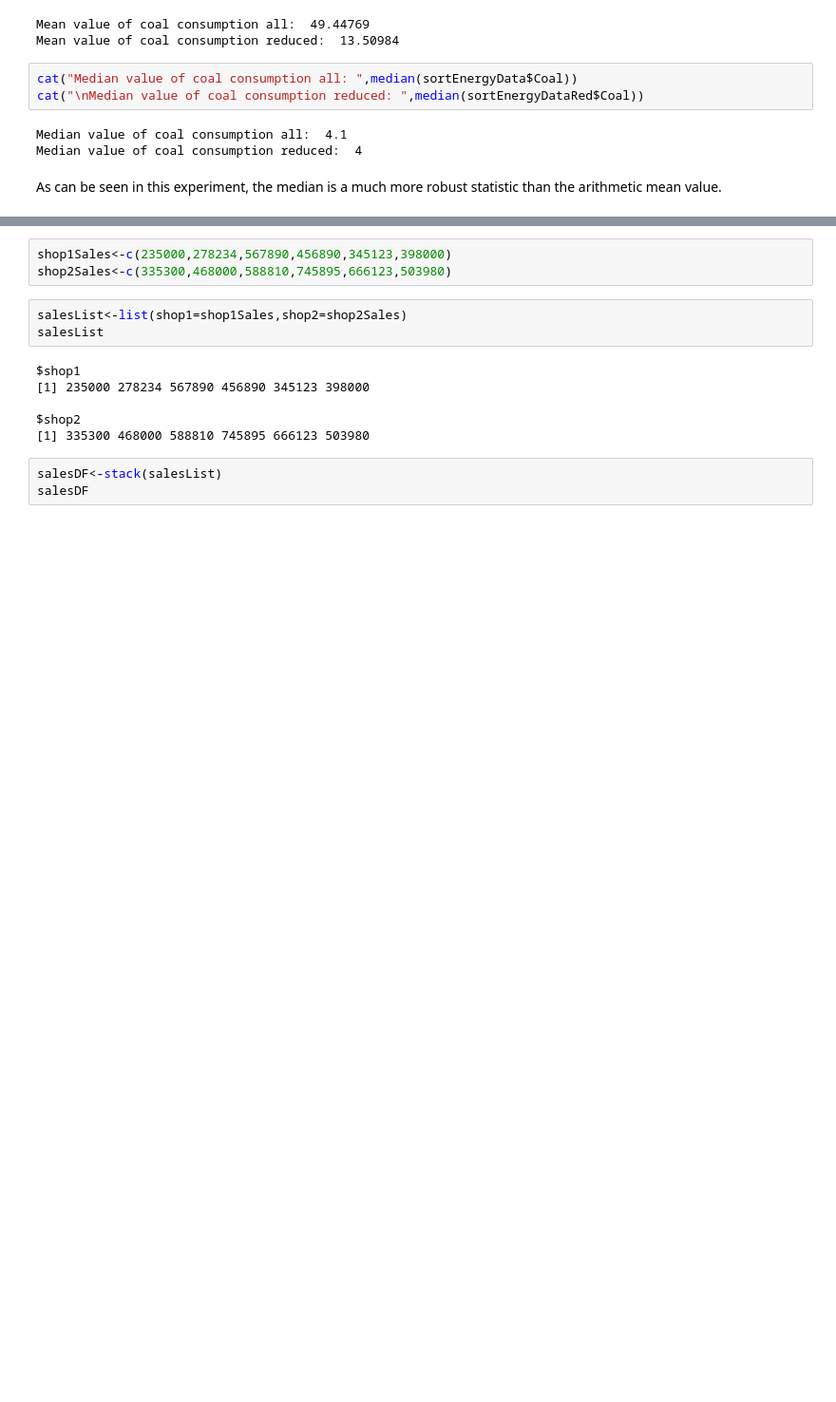
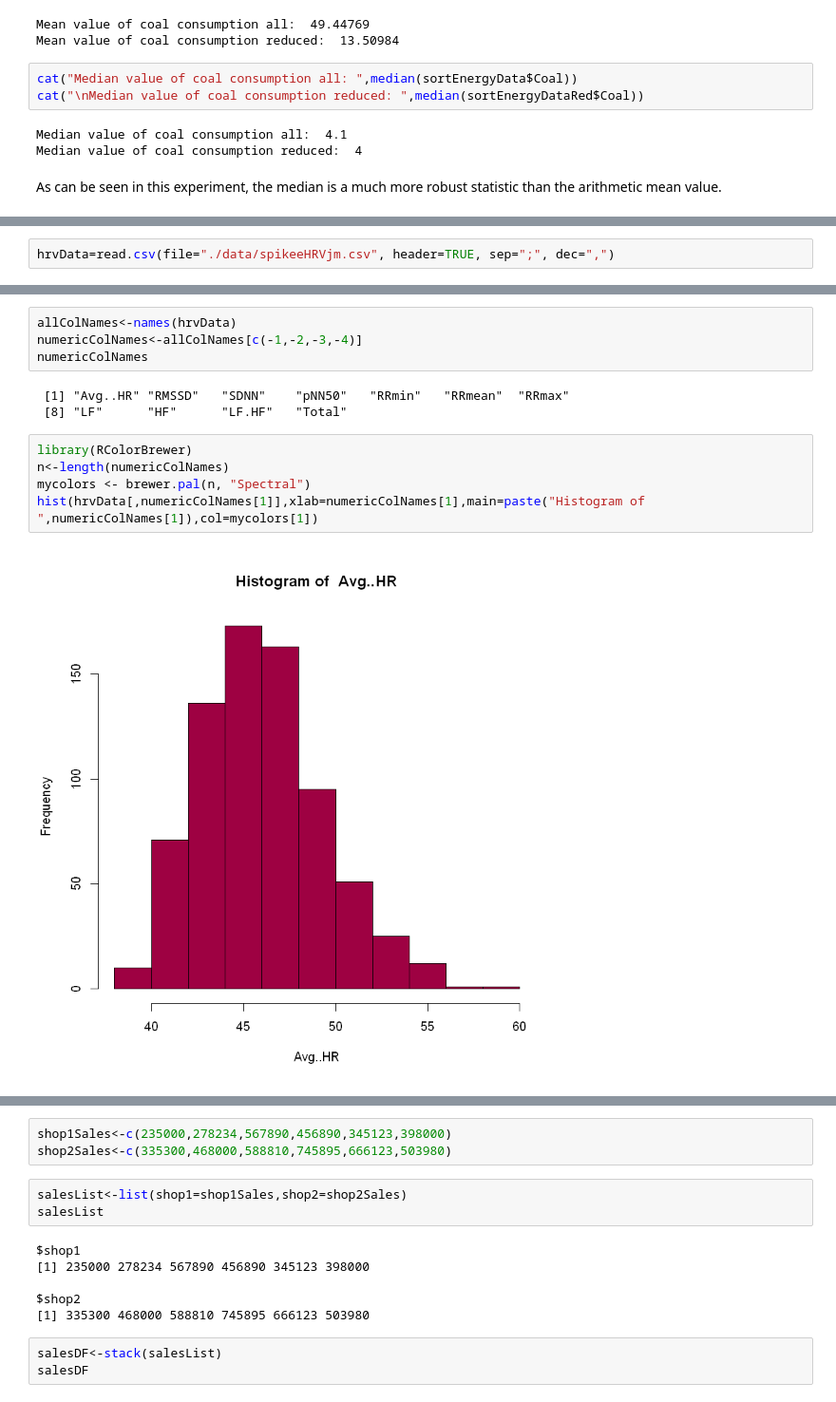
Before and after one commit to Mirza0602/Python, a Jupyter notebook: R/Lecture/11ExerciseSolutionsR.ipynb, the cells around one changed output, grey strips where cells are left out. Shown at 95% size. Cells and saved outputs as stored; diff of their text form; blank space fills up the shorter version.

Commit message:
Added basic visualisation assignment

```diff
--- a/R/Lecture/11ExerciseSolutionsR.ipynb
+++ b/R/Lecture/11ExerciseSolutionsR.ipynb
@@ -255,0 +268,2 @@ As can be seen in this experiment, the median is a much more robust statistic th
+# %%
+hrvData=read.csv(file="./data/spikeeHRVjm.csv", header=TRUE, sep=";", dec=",")
@@ -255,0 +302,14 @@ As can be seen in this experiment, the median is a much more robust statistic th
+# %%
+allColNames<-names(hrvData)
+numericColNames<-allColNames[c(-1,-2,-3,-4)]
+numericColNames
+# %% [output]
+ [1] "Avg..HR" "RMSSD"   "SDNN"    "pNN50"   "RRmin"   "RRmean"  "RRmax"
+ [8] "LF"      "HF"      "LF.HF"   "Total"
+# %%
+library(RColorBrewer)
+n<-length(numericColNames)
+mycolors <- brewer.pal(n, "Spectral")
+hist(hrvData[,numericColNames[1]],xlab=numericColNames[1],main=paste("Histogram of ",numericColNames[1]),col=mycolors[1])
+# %% [output]
+[figure, added]
```
Also changed, not shown: parts of 14 cells of this notebook, 6 other files.
